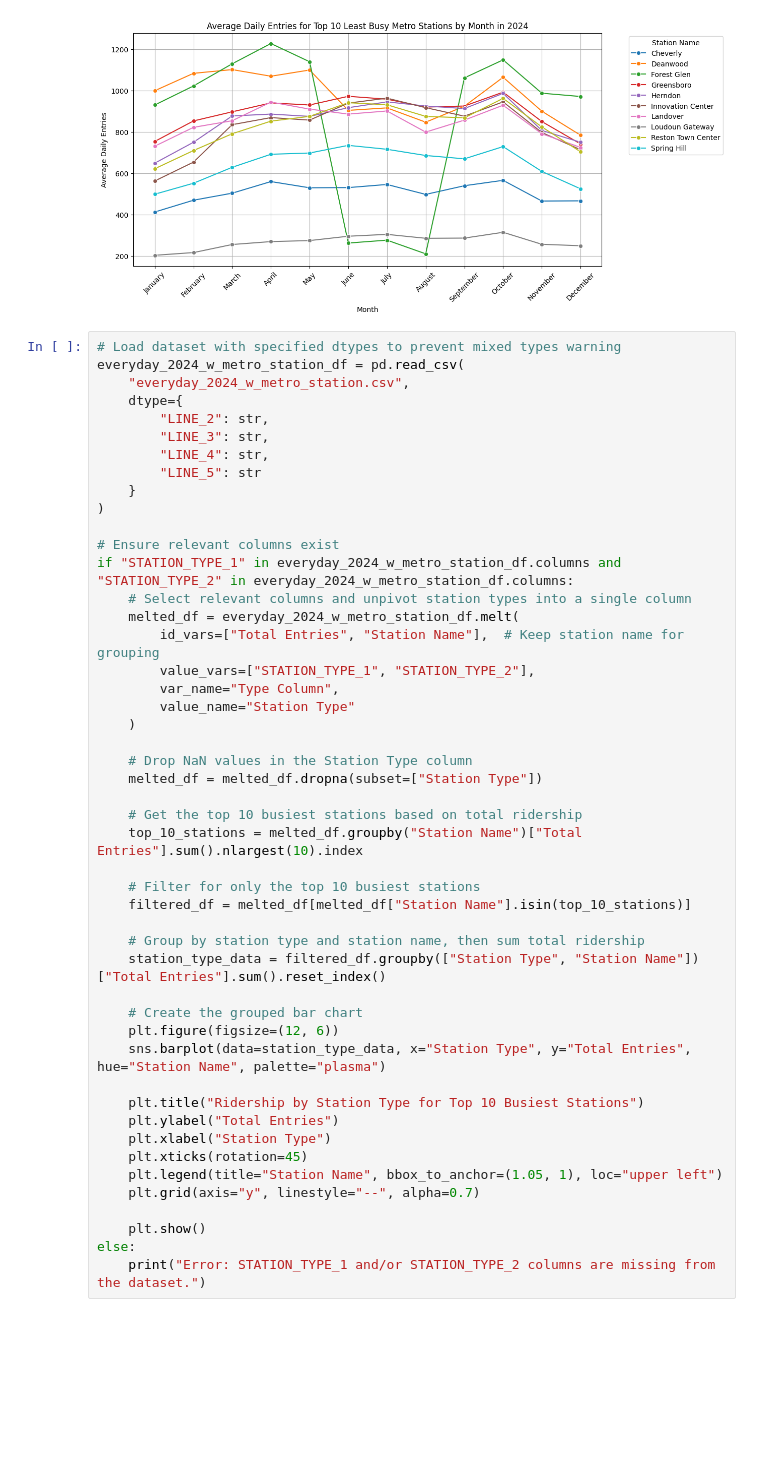
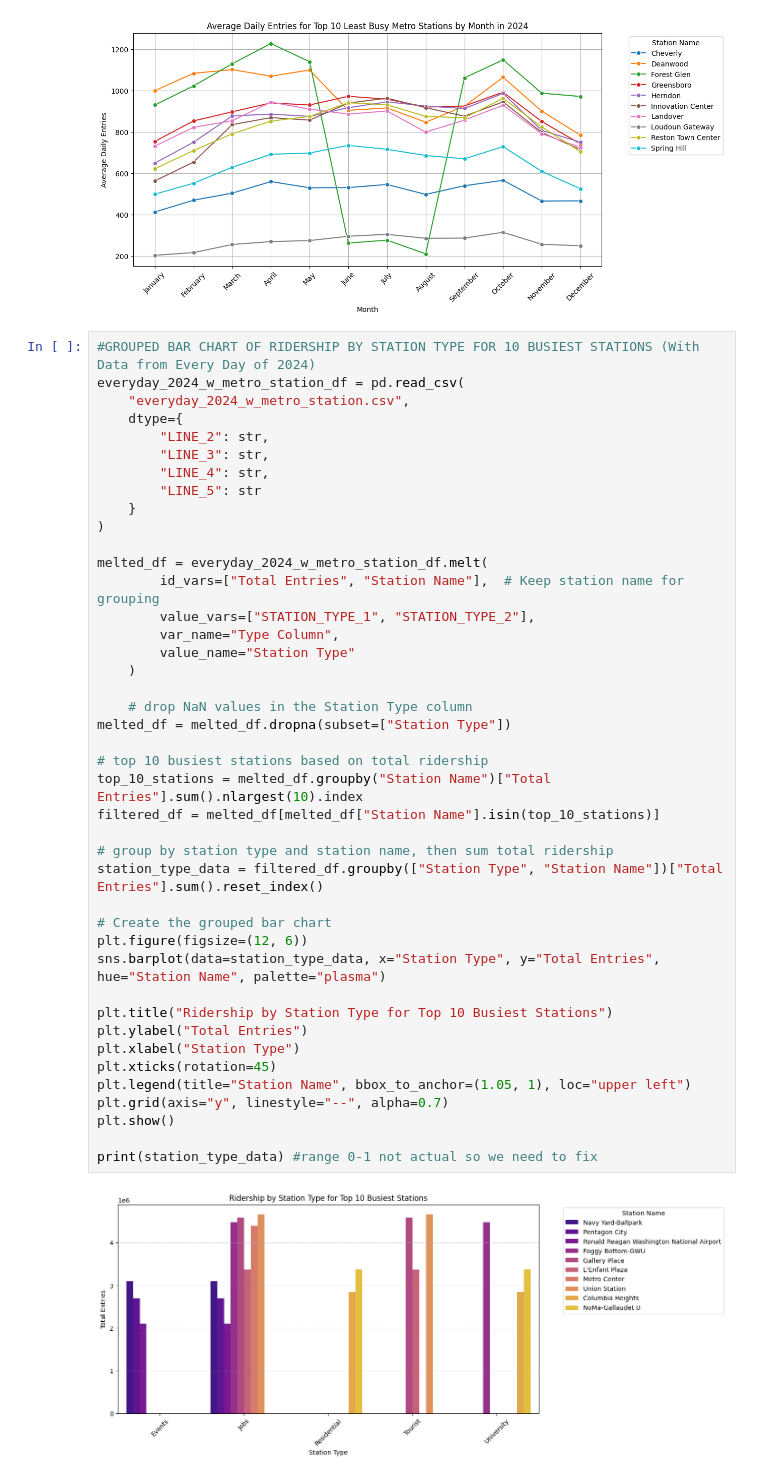
Before and after one commit to maya-mp/WMATA_Analysis, a Jupyter notebook: Info_Challenge/Initial_Viz/Visualizations.ipynb, the cells around one changed output. Cells and saved outputs as stored; diff of their text form; blank space fills up the shorter version.

```diff
--- a/Info_Challenge/Initial_Viz/Visualizations.ipynb
+++ b/Info_Challenge/Initial_Viz/Visualizations.ipynb
@@ -248,51 +246,46 @@ plt.show()
 # %% [output]
 [figure]
 # %%
-# Load dataset with specified dtypes to prevent mixed types warning
+#GROUPED BAR CHART OF RIDERSHIP BY STATION TYPE FOR 10 BUSIEST STATIONS (With Data from Every Day of 2024)
 everyday_2024_w_metro_station_df = pd.read_csv(
     "everyday_2024_w_metro_station.csv",
     dtype={
         "LINE_2": str,
         "LINE_3": str,
         "LINE_4": str,
         "LINE_5": str
     }
 )
 
-# Ensure relevant columns exist
-if "STATION_TYPE_1" in everyday_2024_w_metro_station_df.columns and "STATION_TYPE_2" in everyday_2024_w_metro_station_df.columns:
-    # Select relevant columns and unpivot station types into a single column
-    melted_df = everyday_2024_w_metro_station_df.melt(
+melted_df = everyday_2024_w_metro_station_df.melt(
         id_vars=["Total Entries", "Station Name"],  # Keep station name for grouping
         value_vars=["STATION_TYPE_1", "STATION_TYPE_2"],
         var_name="Type Column",
         value_name="Station Type"
     )
 
-    # Drop NaN values in the Station Type column
-    melted_df = melted_df.dropna(subset=["Station Type"])
+    # drop NaN values in the Station Type column
+melted_df = melted_df.dropna(subset=["Station Type"])
 
-    # Get the top 10 busiest stations based on total ridership
-    top_10_stations = melted_df.groupby("Station Name")["Total Entries"].sum().nlargest(10).index
+# top 10 busiest stations based on total ridership
+top_10_stations = melted_df.groupby("Station Name")["Total Entries"].sum().nlargest(10).index
+filtered_df = melted_df[melted_df["Station Name"].isin(top_10_stations)]
 
-    # Filter for only the top 10 busiest stations
-    filtered_df = melted_df[melted_df["Station Name"].isin(top_10_stations)]
+# group by station type and station name, then sum total ridership
+station_type_data = filtered_df.groupby(["Station Type", "Station Name"])["Total Entries"].sum().reset_index()
 
-    # Group by station type and station name, then sum total ridership
-    station_type_data = filtered_df.groupby(["Station Type", "Station Name"])["Total Entries"].sum().reset_index()
+# Create the grouped bar chart
+plt.figure(figsize=(12, 6))
+sns.barplot(data=station_type_data, x="Station Type", y="Total Entries", hue="Station Name", palette="plasma")
 
-    # Create the grouped bar chart
-    plt.figure(figsize=(12, 6))
-    sns.barplot(data=station_type_data, x="Station Type", y="Total Entries", hue="Station Name", palette="plasma")
+plt.title("Ridership by Station Type for Top 10 Busiest Stations")
+plt.ylabel("Total Entries")
+plt.xlabel("Station Type")
+plt.xticks(rotation=45)
+plt.legend(title="Station Name", bbox_to_anchor=(1.05, 1), loc="upper left")
+plt.grid(axis="y", linestyle="--", alpha=0.7)
+plt.show()
 
-    plt.title("Ridership by Station Type for Top 10 Busiest Stations")
-    plt.ylabel("Total Entries")
-    plt.xlabel("Station Type")
-    plt.xticks(rotation=45)
-    plt.legend(title="Station Name", bbox_to_anchor=(1.05, 1), loc="upper left")
-    plt.grid(axis="y", linestyle="--", alpha=0.7)
-
-    plt.show()
-else:
-    print("Error: STATION_TYPE_1 and/or STATION_TYPE_2 columns are missing from the dataset.")
+print(station_type_data) #range 0-1 not actual so we need to fix
 # %% [output]
+[figure]
```
Also changed, not shown: parts of 9 cells of this notebook, 3 other files.
